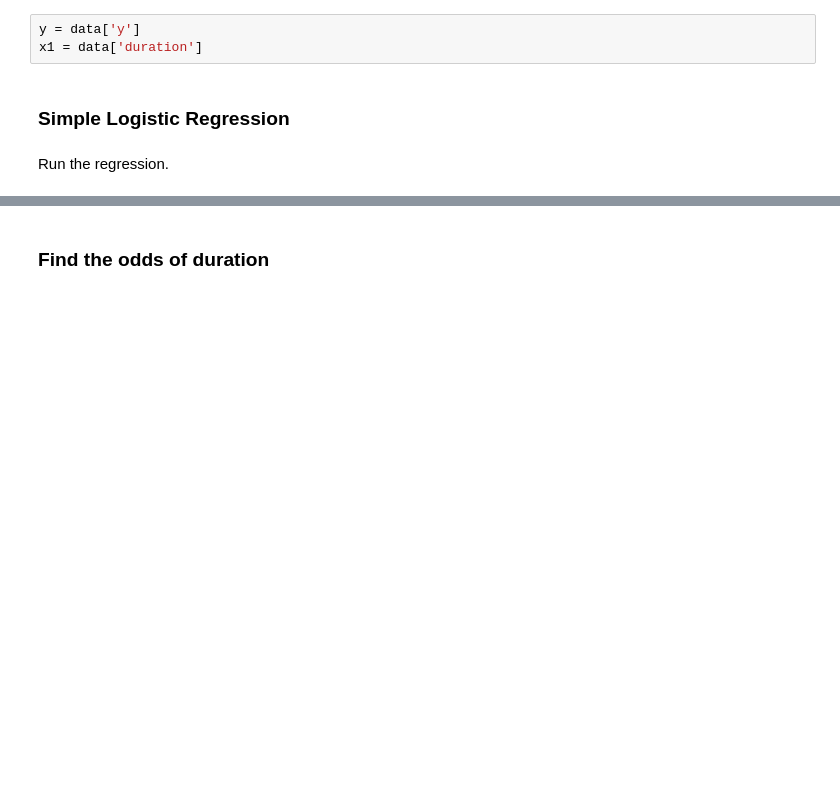
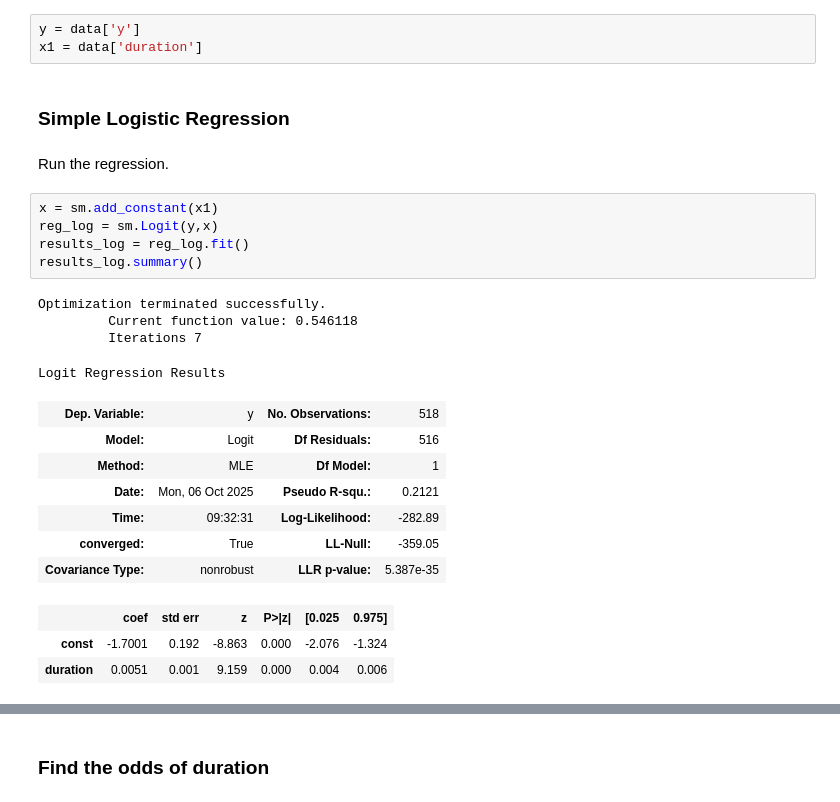
Before and after one commit to J-M-Bell/DataScienceBootcamp, a Jupyter notebook: Advanced Statistical Methods Exercises /Logistic Regression/BinaryPredictorsInLogisticRegressionExercise.ipynb, the cells around one changed output, grey strips where cells are left out. Cells and saved outputs as stored; diff of their text form; blank space fills up the shorter version.

Commit message:
completed binary predictors in logistic regression exercise notebook file

```diff
--- a/Advanced Statistical Methods Exercises /Logistic Regression/BinaryPredictorsInLogisticRegressionExercise.ipynb
+++ b/Advanced Statistical Methods Exercises /Logistic Regression/BinaryPredictorsInLogisticRegressionExercise.ipynb
@@ -80,3 +80,23 @@ x1 = data['duration']
 ### Simple Logistic Regression
 # %% [markdown]
 Run the regression.
+# %%
+x = sm.add_constant(x1)
+reg_log = sm.Logit(y,x)
+results_log = reg_log.fit()
+results_log.summary()
+# %% [output]
+Optimization terminated successfully.
+         Current function value: 0.546118
+         Iterations 7
+Logit Regression Results
+| Dep. Variable: | y | No. Observations: | 518 |
+| Model: | Logit | Df Residuals: | 516 |
+| Method: | MLE | Df Model: | 1 |
+| Date: | Mon, 06 Oct 2025 | Pseudo R-squ.: | 0.2121 |
+| Time: | 09:32:31 | Log-Likelihood: | -282.89 |
+| converged: | True | LL-Null: | -359.05 |
+| Covariance Type: | nonrobust | LLR p-value: | 5.387e-35 |
+|  | coef | std err | z | P>|z| | [0.025 | 0.975] |
+| const | -1.7001 | 0.192 | -8.863 | 0.000 | -2.076 | -1.324 |
+| duration | 0.0051 | 0.001 | 9.159 | 0.000 | 0.004 | 0.006 |
```
Also changed, not shown: parts of 2 cells of this notebook.
